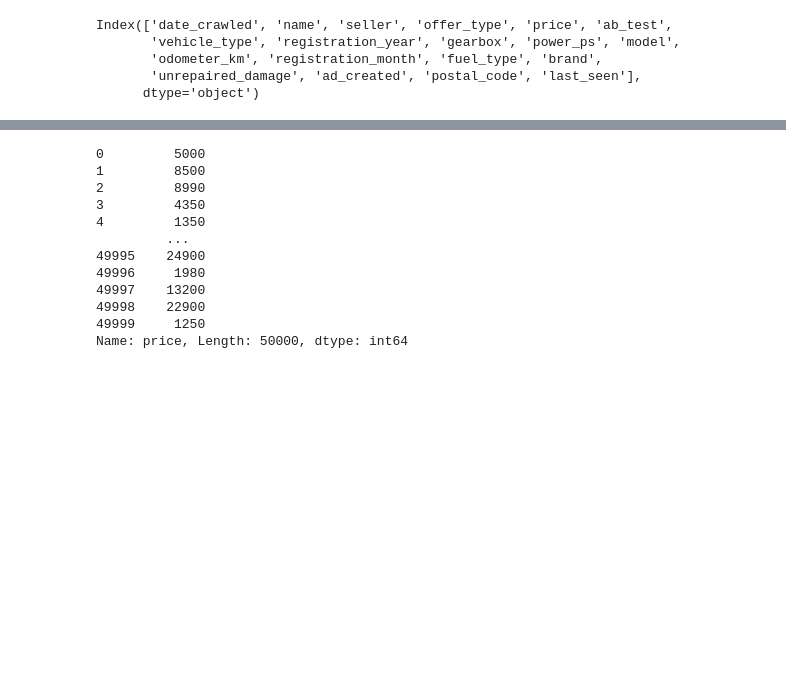
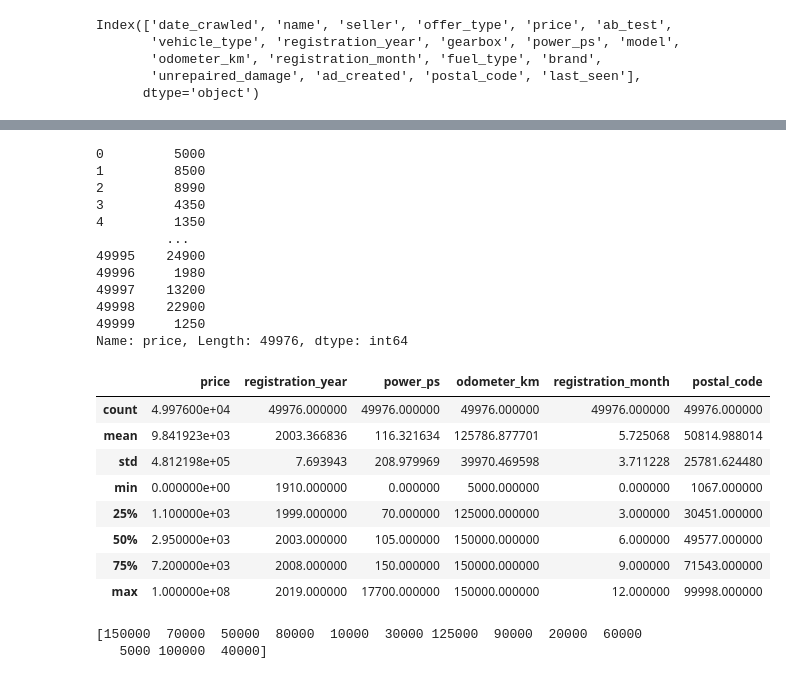
Before and after one commit to AsirShahid/Data-Scientist-in-Python-DataQuest, a Jupyter notebook: Data Analysis and Visualization/Pandas and NumPy Fundamentals/Projects/Exploring Ebay Car Sales Data/Exploring Ebay Car Sales Data.ipynb, the cells around one changed output, grey strips where cells are left out. Saved outputs shown, nothing was run; the diff lists cells and outputs as text; code cells hidden in the pictures; blank space fills up the shorter version.

```diff
--- a/Data Analysis and Visualization/Pandas and NumPy Fundamentals/Projects/Exploring Ebay Car Sales Data/Exploring Ebay Car Sales Data.ipynb
+++ b/Data Analysis and Visualization/Pandas and NumPy Fundamentals/Projects/Exploring Ebay Car Sales Data/Exploring Ebay Car Sales Data.ipynb
@@ -174,3 +173,5 @@ array([2004, 1997, 2009, 2007, 2003, 2006, 1995, 1998, 2000, 2017, 2010,
        1954, 1938, 2800, 5911, 1500, 1953, 1951, 4800, 1001])
 # %% [markdown]
 We can see that there are many registration years which are simply not reasonable. There are many registration years that are from far in the future and others that are frim far in the past before cars were invented. We can remove any rows with a registration year that is outside of a certain range.
+# %%
+autos=autos[(autos["registration_year"]<=2021) & (autos["registration_year"]>1900)]
@@ -204,5 +216,4 @@ autos.head()
 | 3 | 2016-03-12 16:58:10 | Smart_smart_fortwo_coupe_softouch... | privat | Angebot | $4,350 | control | kleinwagen | 2007 | ... |
 | 4 | 2016-04-01 14:38:50 | Ford_Focus_1_6_Benzin_TÜV_neu_ist... | privat | Angebot | $1,350 | test | kombi | 2003 | ... |
 # %%
-autos["odometer"]=autos["odometer"].str.replace("km","")
-autos["odometer"]=autos["odometer"].str.replace(",","")
+autos["odometer"]=(autos["odometer"].str.replace("km","").str.replace(",","").astype(int))
@@ -209,5 +226,3 @@ autos["odometer"]=autos["odometer"].str.replace(",","")
-# %%
-autos["odometer"]=autos["odometer"].astype(int)
 # %%
 print(autos["odometer"])
 # %% [output]
@@ -234,6 +254,4 @@ Index(['date_crawled', 'name', 'seller', 'offer_type', 'price', 'ab_test',
        'unrepaired_damage', 'ad_created', 'postal_code', 'last_seen'],
       dtype='object')
 # %%
-autos["price"]=autos["price"].str.replace("$","")
-autos["price"]=autos["price"].str.replace(",","")
-autos["price"]=autos["price"].astype(int)
+autos["price"]=(autos["price"].str.replace("$","").str.replace(",","").astype(int))
@@ -251,4 +275,21 @@ print(autos["price"])
 49997    13200
 49998    22900
 49999     1250
-Name: price, Length: 50000, dtype: int64
+Name: price, Length: 49976, dtype: int64
+# %%
+autos.describe()
+# %% [output]
+|  | price | registration_year | power_ps | odometer_km | registration_month | postal_code |
+| count | 4.997600e+04 | 49976.000000 | 49976.000000 | 49976.000000 | 49976.000000 | 49976.000000 |
+| mean | 9.841923e+03 | 2003.366836 | 116.321634 | 125786.877701 | 5.725068 | 50814.988014 |
+| std | 4.812198e+05 | 7.693943 | 208.979969 | 39970.469598 | 3.711228 | 25781.624480 |
+| min | 0.000000e+00 | 1910.000000 | 0.000000 | 5000.000000 | 0.000000 | 1067.000000 |
+| 25% | 1.100000e+03 | 1999.000000 | 70.000000 | 125000.000000 | 3.000000 | 30451.000000 |
+| 50% | 2.950000e+03 | 2003.000000 | 105.000000 | 150000.000000 | 6.000000 | 49577.000000 |
+| 75% | 7.200000e+03 | 2008.000000 | 150.000000 | 150000.000000 | 9.000000 | 71543.000000 |
+| max | 1.000000e+08 | 2019.000000 | 17700.000000 | 150000.000000 | 12.000000 | 99998.000000 |
+# %%
+print(autos["odometer_km"].unique())
+# %% [output]
+[150000  70000  50000  80000  10000  30000 125000  90000  20000  60000
+   5000 100000  40000]
```
Also changed, not shown: parts of 13 cells of this notebook.
